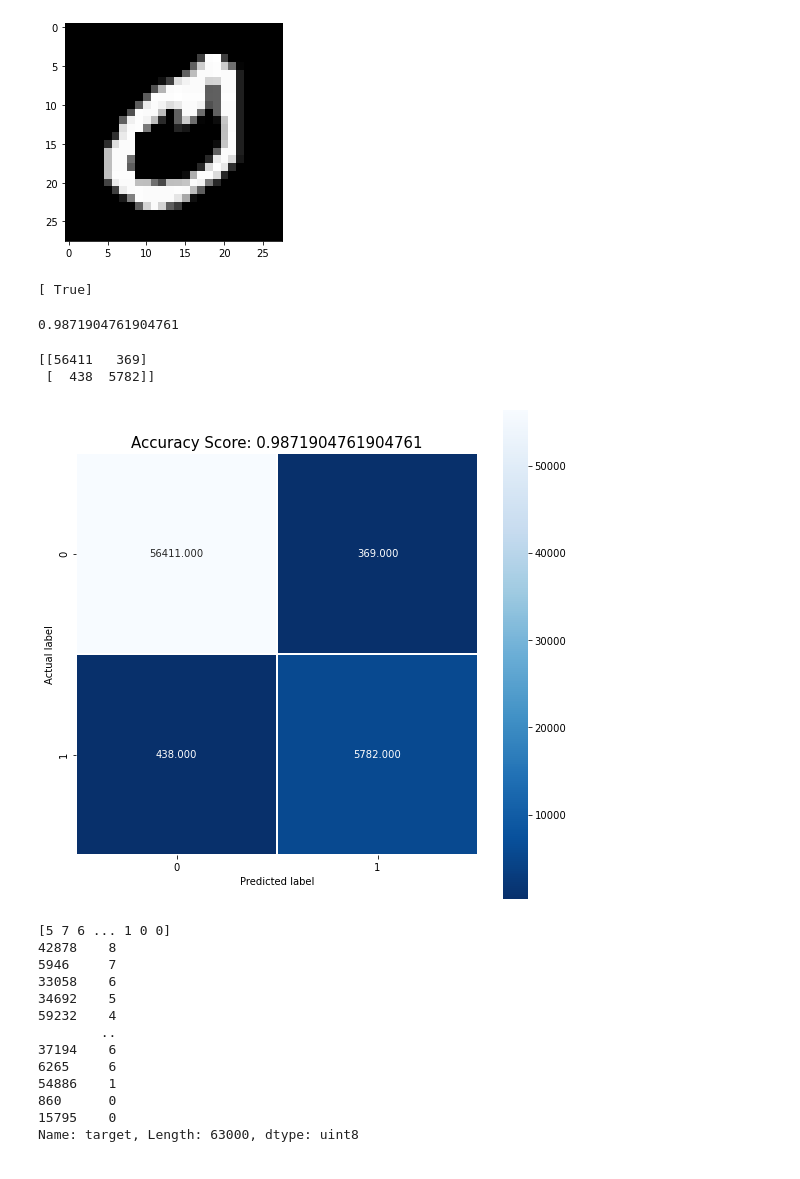
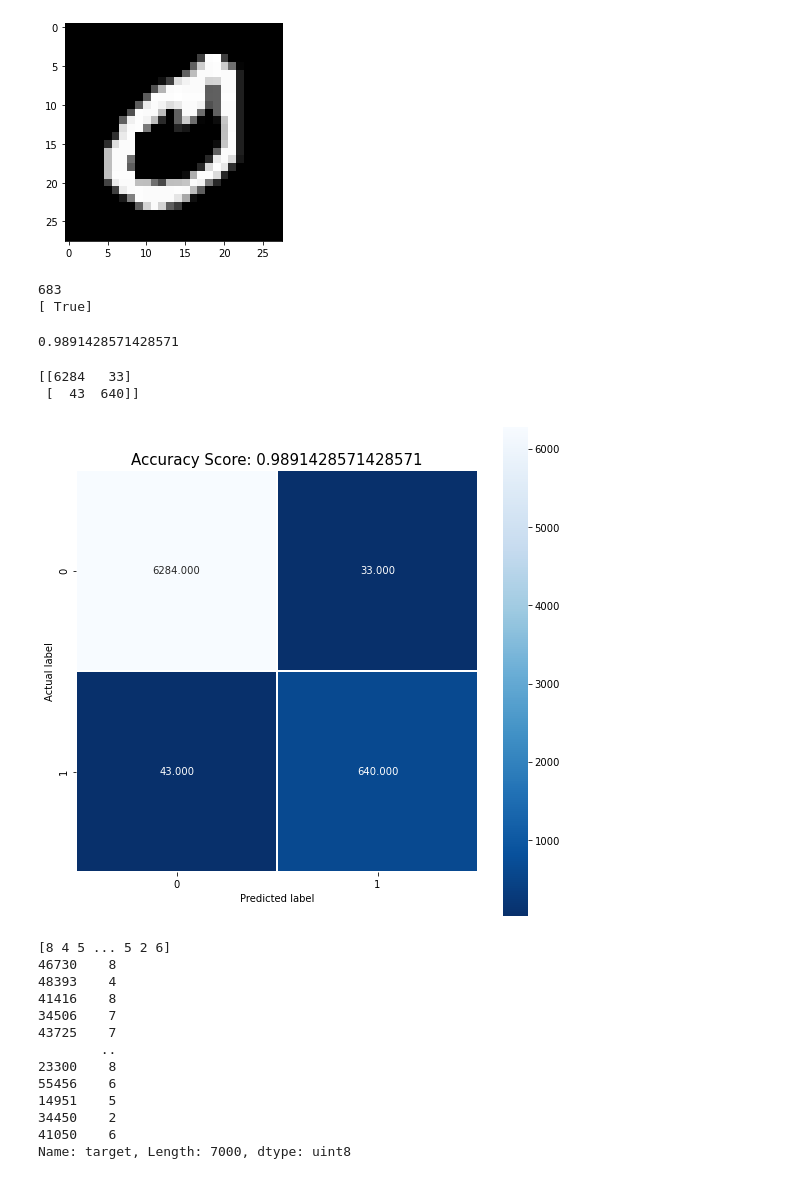
Before and after one commit to bioengsamar/Machine-Learning-Task-1, a Jupyter notebook: task1_ML.ipynb, the cells around one changed output. Drawn from its saved outputs; the diff is of its cells as text; code cells hidden in the pictures.

```diff
--- a/task1_ML.ipynb
+++ b/task1_ML.ipynb
@@ -129,52 +129,52 @@ X_train, X_test, y_train, y_test = train_test_split(X, y, test_size=0.1, random_
 #Training a binary classifier
 y_train_0 = (y_train == 0)
 y_test_0 = (y_test == 0)
+print(sum(y_test_0))
 
-sgd_clf = SGDClassifier(max_iter=1000,random_state = 42)
+sgd_clf = SGDClassifier(loss='log')
 sgd_clf.fit(X_train, y_train_0)
 print(sgd_clf.predict([some_digit])) #predict it's zero or not
 # %% [output]
+683
 [ True]
-# %%
-#Cross Validation
-cv_score_sgd = cross_val_score(sgd_clf, X_train, y_train_0, cv = 3, scoring = "accuracy")
-cv_score_sgd = np.mean(cv_score_sgd)
-print(cv_score_sgd)
-# %% [output]
-0.9871904761904761
+# %%
+score=sgd_clf.score(X_test, y_test_0)
+print(score)
+# %% [output]
+0.9891428571428571
 # %%
 #CM
-y_train_pred = cross_val_predict(sgd_clf, X_train, y_train_0, cv= 3)
-cm=confusion_matrix(y_train_0, y_train_pred)
+y_test_pred = sgd_clf.predict(X_test)
+cm=confusion_matrix(y_test_0, y_test_pred)
 print(cm)
 plt.figure(figsize=(9,9))
 sns.heatmap(cm, annot=True, fmt=".3f", linewidths=.5, square = True, cmap = 'Blues_r');
 plt.ylabel('Actual label');
 plt.xlabel('Predicted label');
-all_sample_title = 'Accuracy Score: {0}'.format(cv_score_sgd)
+all_sample_title = 'Accuracy Score: {0}'.format(score)
 plt.title(all_sample_title, size = 15);
 # %% [output]
-[[56411   369]
- [  438  5782]]
+[[6284   33]
+ [  43  640]]
-[figure, old version]
+[figure, new version]
 # %%
 #training for multiclass-classification
 sgd_clf.fit(X_train, y_train)
-y_train_pred = sgd_clf.predict(X_train)
-print(y_train_pred)
-print(y_train)
+y_test_pred = sgd_clf.predict(X_test)
+print(y_test_pred)
+print(y_test)
 # %% [output]
-[5 7 6 ... 1 0 0]
-42878    8
-5946     7
-33058    6
-34692    5
-59232    4
+[8 4 5 ... 5 2 6]
+46730    8
+48393    4
+41416    8
+34506    7
+43725    7
         ..
-37194    6
-6265     6
-54886    1
-860      0
-15795    0
-Name: target, Length: 63000, dtype: uint8
+23300    8
+55456    6
+14951    5
+34450    2
+41050    6
+Name: target, Length: 7000, dtype: uint8
 # %%
```
Also changed, not shown: parts of 2 cells of this notebook.
